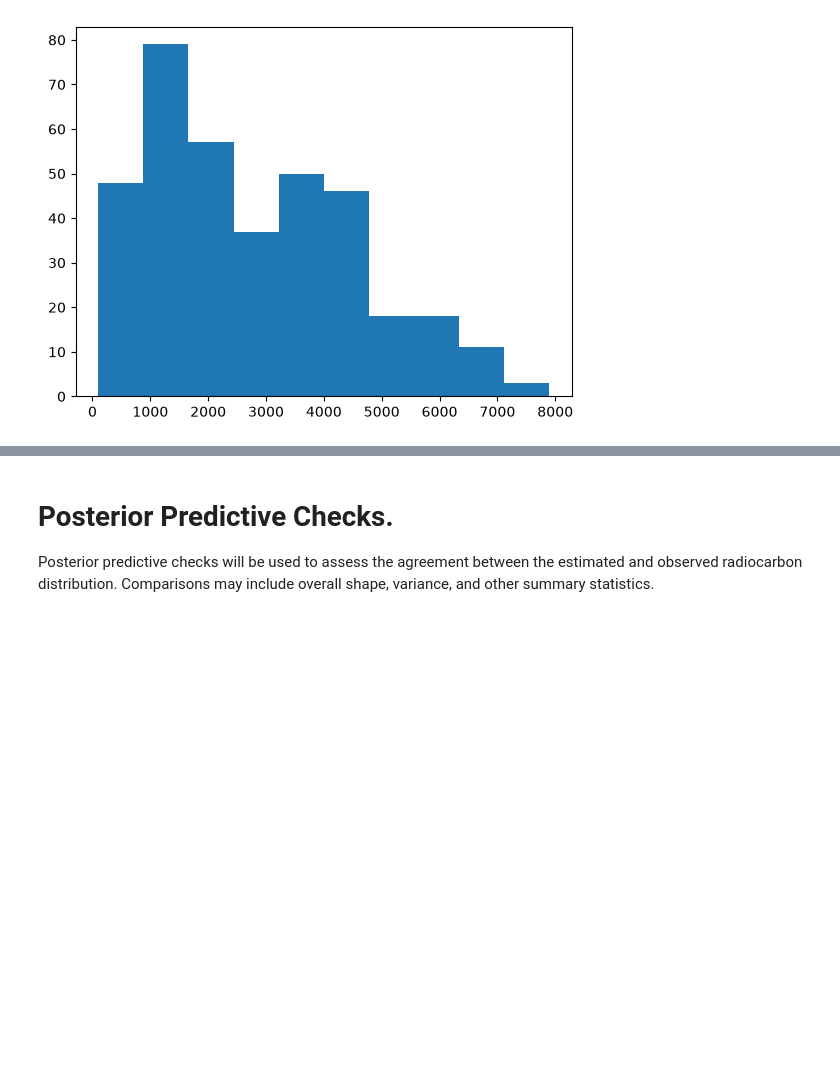
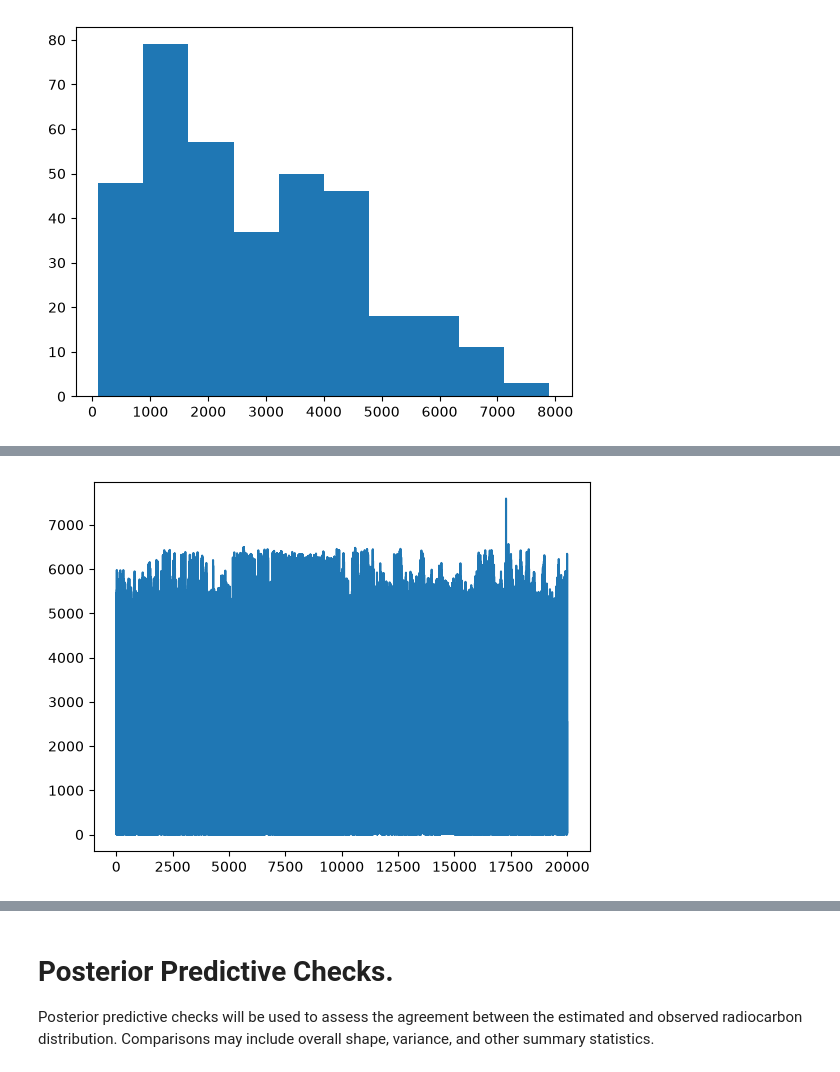
Before and after one commit to marchmanjake/radiocarbon, a Jupyter notebook: final_project_model_pipeline-1.ipynb, the cells around one changed output, grey strips where cells are left out. Saved outputs shown, nothing was run; the diff lists cells and outputs as text; code cells hidden in the pictures; blank space fills up the shorter version.

```diff
--- a/final_project_model_pipeline-1.ipynb
+++ b/final_project_model_pipeline-1.ipynb
@@ -201,0 +259,5 @@ The effective sample size per chain is smaller than 100 for some parameters.  A
+# %%
+plt.plot(idata.posterior["mu"].values.flatten())
+plt.show()
+# %% [output]
+[figure, added]
```
Also changed, not shown: parts of 15 cells of this notebook.
